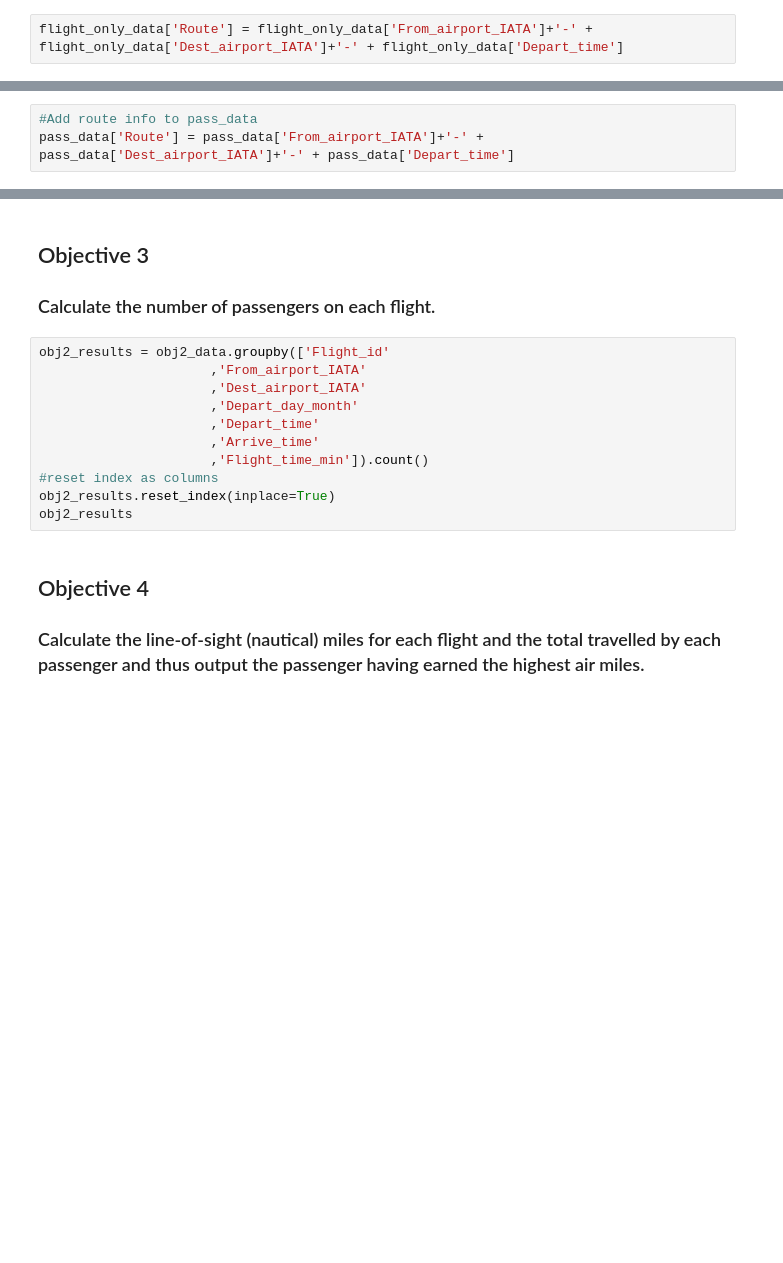
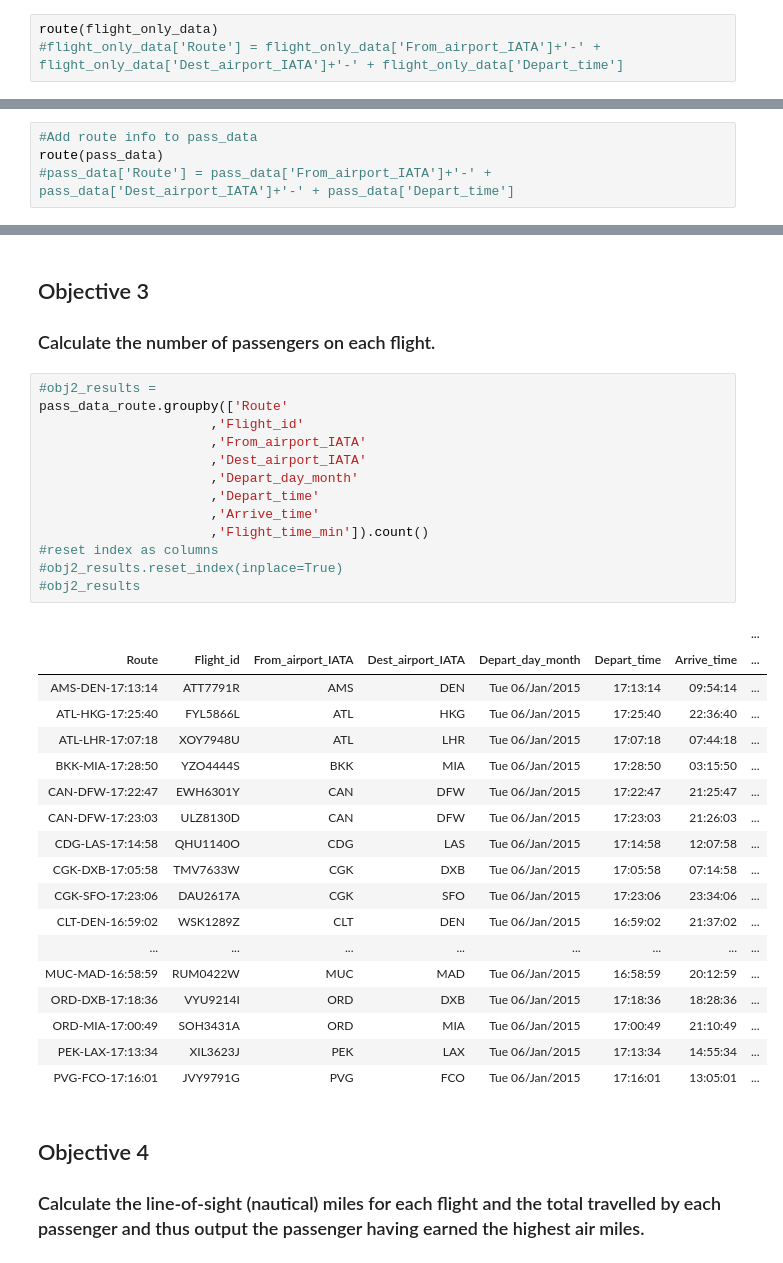
Before and after one commit to bloomfield-analysis/jk800839, a Jupyter notebook: CSMCC16 Flight Assignment JK800839.ipynb, the cells around one changed output, grey strips where cells are left out. Drawn from its saved outputs; the diff is of its cells as text; blank space fills up the shorter version.

```diff
--- a/CSMCC16 Flight Assignment JK800839.ipynb
+++ b/CSMCC16 Flight Assignment JK800839.ipynb
@@ -248,7 +286,8 @@ flight_only_data
 # %%
 flight_only_data.reset_index(inplace=True)
 # %%
-flight_only_data['Route'] = flight_only_data['From_airport_IATA']+'-' + flight_only_data['Dest_airport_IATA']+'-' + flight_only_data['Depart_time']
+route(flight_only_data)
+#flight_only_data['Route'] = flight_only_data['From_airport_IATA']+'-' + flight_only_data['Dest_airport_IATA']+'-' + flight_only_data['Depart_time']
 # %%
 #sort, route in alpha-numeric order, count in descending (lowest value last)
 flight_only_data.sort_values(by=['Route','count']
@@ -279,6 +340,7 @@ flight_only_deduped = flight_only_data[flight_only_data.Route_dupe == False]
 # %%
 #Add route info to pass_data
-pass_data['Route'] = pass_data['From_airport_IATA']+'-' + pass_data['Dest_airport_IATA']+'-' + pass_data['Depart_time']
+route(pass_data)
+#pass_data['Route'] = pass_data['From_airport_IATA']+'-' + pass_data['Dest_airport_IATA']+'-' + pass_data['Depart_time']
 # %%
 #Select data required
 pass_data_slim = pass_data[['Passenger_id','Flight_id','Route']]
@@ -545,16 +557,37 @@ obj2_data = pass_data_df[['Flight_id'
 ## Objective 3
 ### Calculate the number of passengers on each flight.
 # %%
-obj2_results = obj2_data.groupby(['Flight_id'
+#obj2_results =
+pass_data_route.groupby(['Route'
+                      ,'Flight_id'
                       ,'From_airport_IATA'
                       ,'Dest_airport_IATA'
                       ,'Depart_day_month'
                       ,'Depart_time'
                       ,'Arrive_time'
                       ,'Flight_time_min']).count()
 #reset index as columns
-obj2_results.reset_index(inplace=True)
-obj2_results
+#obj2_results.reset_index(inplace=True)
+#obj2_results
+# %% [output]
+|  |  |  |  |  |  |  | ... |
+| Route | Flight_id | From_airport_IATA | Dest_airport_IATA | Depart_day_month | Depart_time | Arrive_time | ... |
+| AMS-DEN-17:13:14 | ATT7791R | AMS | DEN | Tue 06/Jan/2015 | 17:13:14 | 09:54:14 | ... |
+| ATL-HKG-17:25:40 | FYL5866L | ATL | HKG | Tue 06/Jan/2015 | 17:25:40 | 22:36:40 | ... |
+| ATL-LHR-17:07:18 | XOY7948U | ATL | LHR | Tue 06/Jan/2015 | 17:07:18 | 07:44:18 | ... |
+| BKK-MIA-17:28:50 | YZO4444S | BKK | MIA | Tue 06/Jan/2015 | 17:28:50 | 03:15:50 | ... |
+| CAN-DFW-17:22:47 | EWH6301Y | CAN | DFW | Tue 06/Jan/2015 | 17:22:47 | 21:25:47 | ... |
+| CAN-DFW-17:23:03 | ULZ8130D | CAN | DFW | Tue 06/Jan/2015 | 17:23:03 | 21:26:03 | ... |
+| CDG-LAS-17:14:58 | QHU1140O | CDG | LAS | Tue 06/Jan/2015 | 17:14:58 | 12:07:58 | ... |
+| CGK-DXB-17:05:58 | TMV7633W | CGK | DXB | Tue 06/Jan/2015 | 17:05:58 | 07:14:58 | ... |
+| CGK-SFO-17:23:06 | DAU2617A | CGK | SFO | Tue 06/Jan/2015 | 17:23:06 | 23:34:06 | ... |
+| CLT-DEN-16:59:02 | WSK1289Z | CLT | DEN | Tue 06/Jan/2015 | 16:59:02 | 21:37:02 | ... |
+| ... | ... | ... | ... | ... | ... | ... | ... |
+| MUC-MAD-16:58:59 | RUM0422W | MUC | MAD | Tue 06/Jan/2015 | 16:58:59 | 20:12:59 | ... |
+| ORD-DXB-17:18:36 | VYU9214I | ORD | DXB | Tue 06/Jan/2015 | 17:18:36 | 18:28:36 | ... |
+| ORD-MIA-17:00:49 | SOH3431A | ORD | MIA | Tue 06/Jan/2015 | 17:00:49 | 21:10:49 | ... |
+| PEK-LAX-17:13:34 | XIL3623J | PEK | LAX | Tue 06/Jan/2015 | 17:13:34 | 14:55:34 | ... |
+| PVG-FCO-17:16:01 | JVY9791G | PVG | FCO | Tue 06/Jan/2015 | 17:16:01 | 13:05:01 | ... |
 # %% [markdown]
 ## Objective 4
 ### Calculate the line-of-sight (nautical) miles for each flight and the total travelled by each passenger and thus output the passenger having earned the highest air miles.
```
Also changed, not shown: parts of 44 cells of this notebook.
